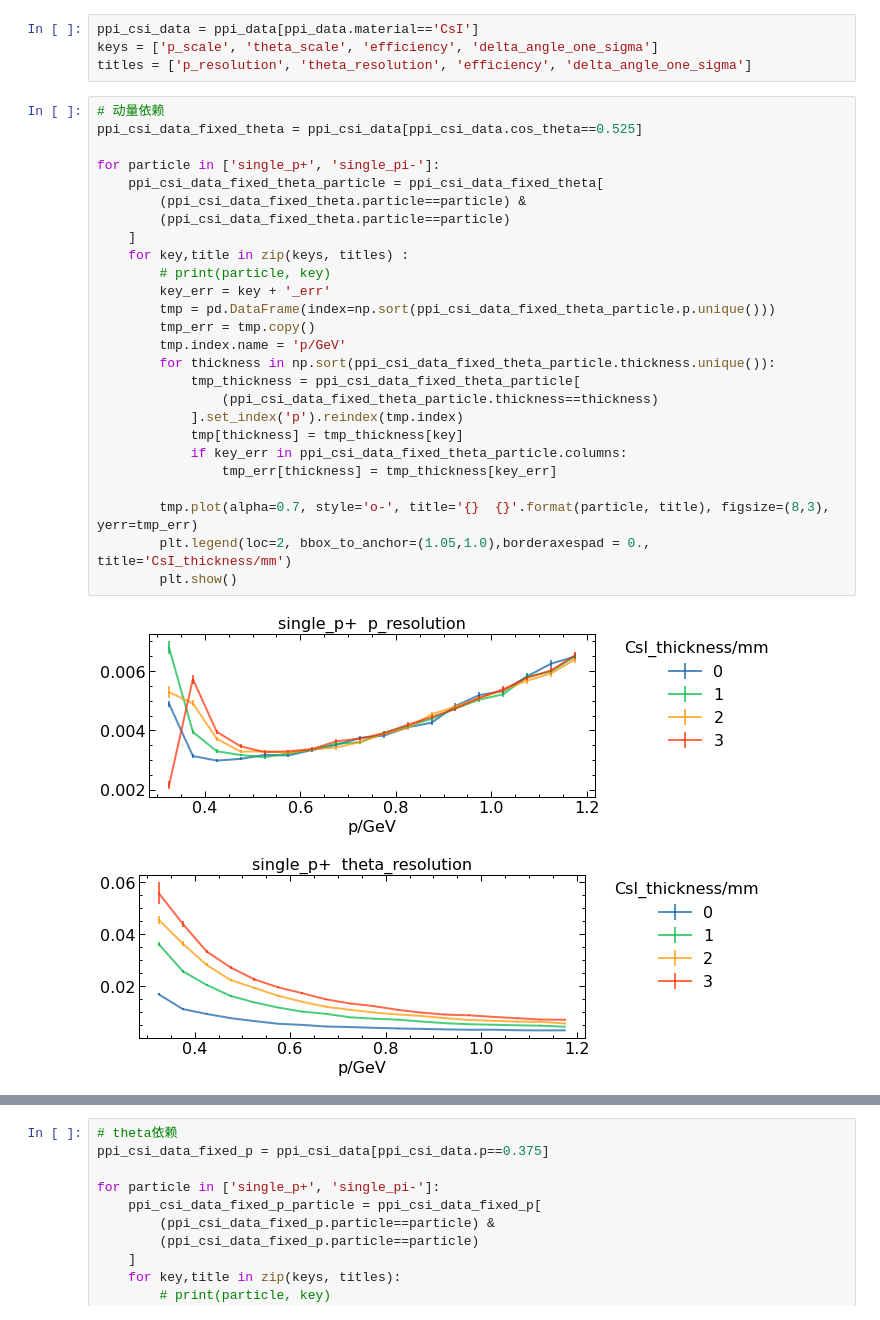
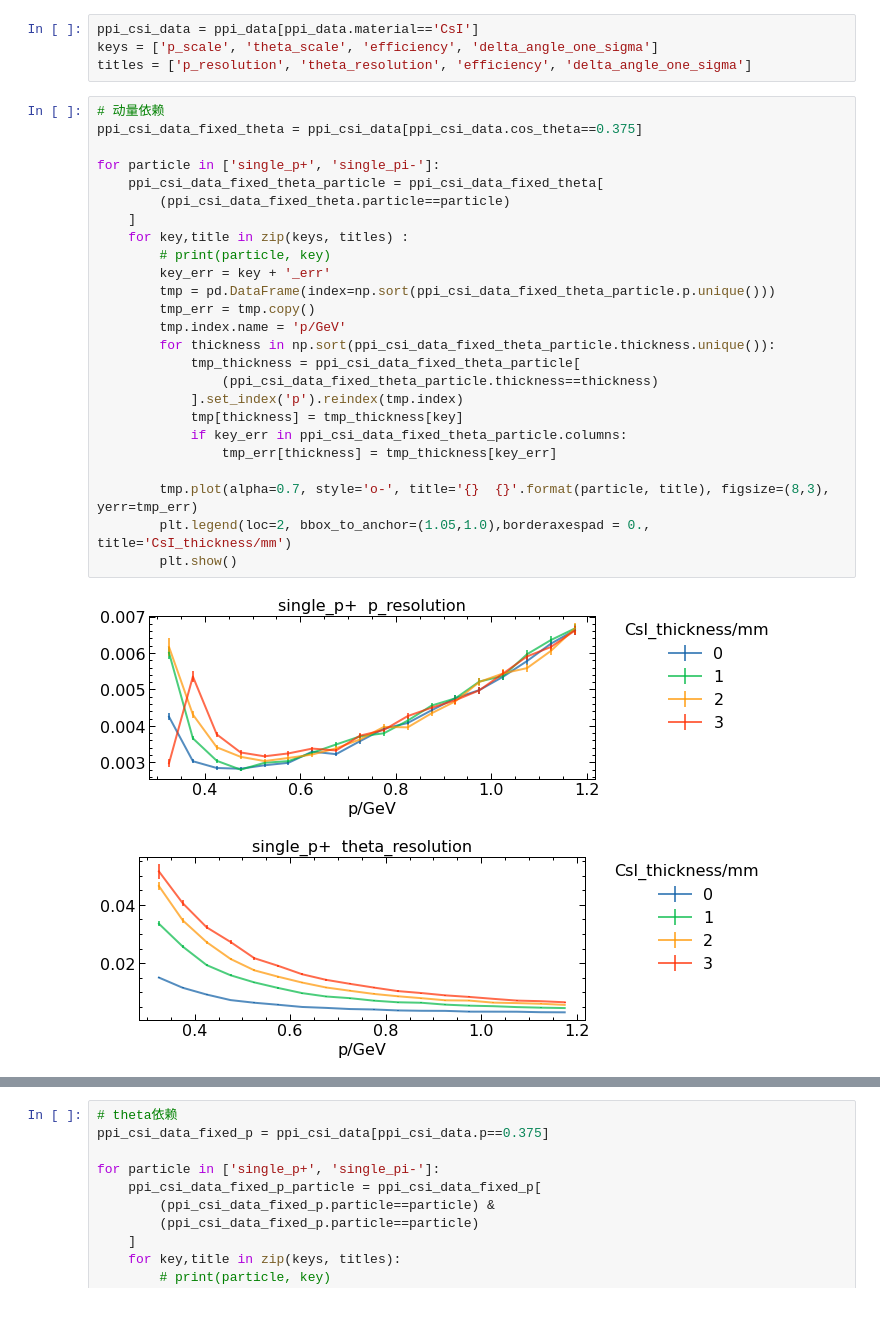
Before and after one commit to yuansicheng/bes3_add_layer, a Jupyter notebook: code/analyse/plot.ipynb, the cells around one changed output, grey strips where cells are left out. Saved outputs shown, nothing was run; the diff lists cells and outputs as text.

```diff
--- a/code/analyse/plot.ipynb
+++ b/code/analyse/plot.ipynb
@@ -53,30 +53,29 @@ keys = ['p_scale', 'theta_scale', 'efficiency', 'delta_angle_one_sigma']
 titles = ['p_resolution', 'theta_resolution', 'efficiency', 'delta_angle_one_sigma']
 # %%
 # 动量依赖
-ppi_csi_data_fixed_theta = ppi_csi_data[ppi_csi_data.cos_theta==0.525]
+ppi_csi_data_fixed_theta = ppi_csi_data[ppi_csi_data.cos_theta==0.375]
 
 for particle in ['single_p+', 'single_pi-']:
     ppi_csi_data_fixed_theta_particle = ppi_csi_data_fixed_theta[
-        (ppi_csi_data_fixed_theta.particle==particle) &
         (ppi_csi_data_fixed_theta.particle==particle)
     ]
     for key,title in zip(keys, titles) :
         # print(particle, key)
         key_err = key + '_err'
         tmp = pd.DataFrame(index=np.sort(ppi_csi_data_fixed_theta_particle.p.unique()))
         tmp_err = tmp.copy()
         tmp.index.name = 'p/GeV'
         for thickness in np.sort(ppi_csi_data_fixed_theta_particle.thickness.unique()):
             tmp_thickness = ppi_csi_data_fixed_theta_particle[
                 (ppi_csi_data_fixed_theta_particle.thickness==thickness)
             ].set_index('p').reindex(tmp.index)
             tmp[thickness] = tmp_thickness[key]
             if key_err in ppi_csi_data_fixed_theta_particle.columns:
                 tmp_err[thickness] = tmp_thickness[key_err]
 
         tmp.plot(alpha=0.7, style='o-', title='{}  {}'.format(particle, title), figsize=(8,3), yerr=tmp_err)
         plt.legend(loc=2, bbox_to_anchor=(1.05,1.0),borderaxespad = 0., title='CsI_thickness/mm')
         plt.show()
 # %% [output]
-[figure, old version]
+[figure, new version]
-[figure, old version]
+[figure, new version]
```
Also changed, not shown: parts of 12 cells of this notebook, 37 other files.
